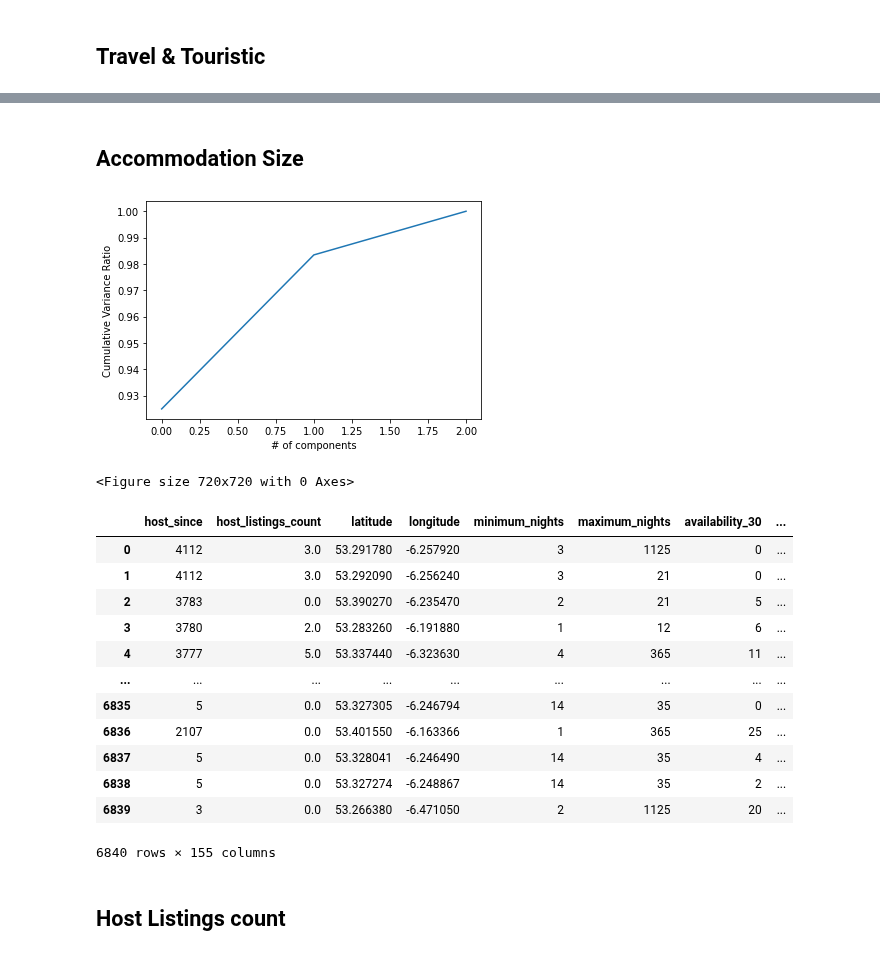
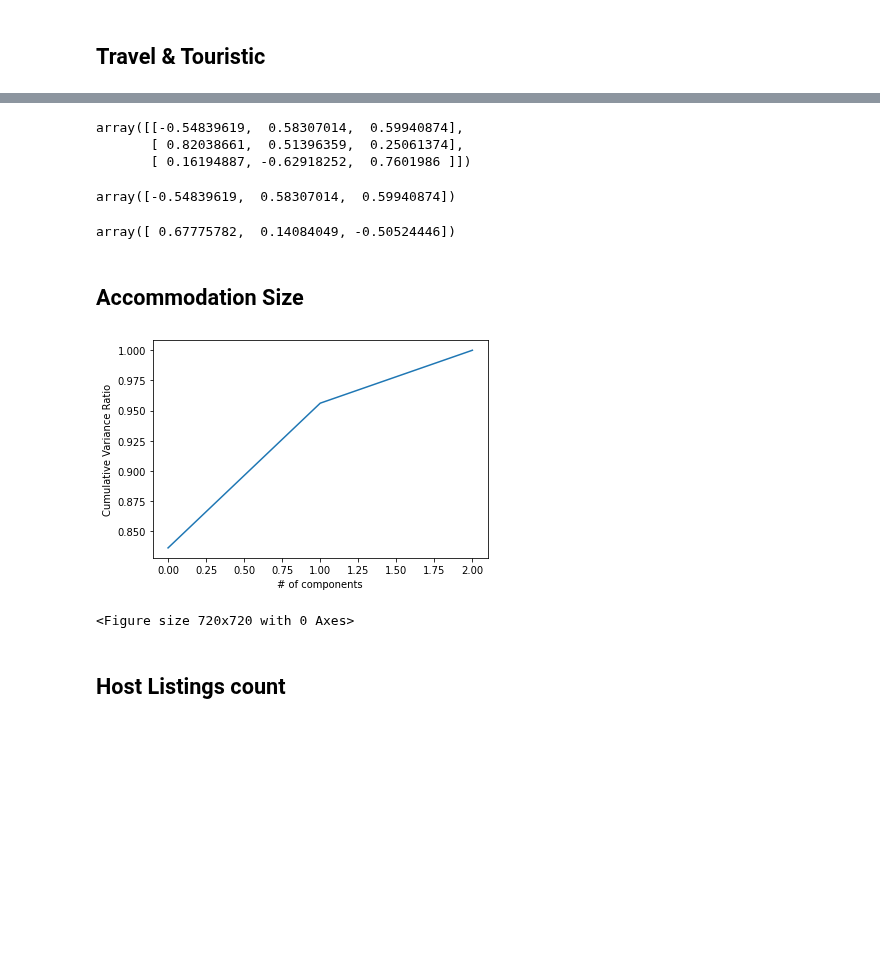
Before and after one commit to dmnk1308/DubAir, a Jupyter notebook: PCA.ipynb, the cells around one changed output, grey strips where cells are left out. Drawn from its saved outputs; the diff is of its cells as text; code cells hidden in the pictures; blank space fills up the shorter version.

```diff
--- a/PCA.ipynb
+++ b/PCA.ipynb
@@ -7,7 +8,7 @@ import matplotlib.pyplot as plt
 import numpy as np
 from load_data import *
 # %%
-price, listings, reviews = load_selected_data()
+price, listings, reviews = var_tests()
 # %% [output]
 ------------------------------
 Selecting Features data...
@@ -64,7 +70,4 @@ plt.show()
 <Figure size 2880x2880 with 0 Axes>
-# %%
-listings["city_life_pca"] = PCA(n_components = 1).fit_transform(city_life_df)
-listings.drop(city_life, axis=1)
 # %% [markdown]
 ## Travel & Touristic
 # %%
@@ -84,4 +89 @@ plt.show()
 <Figure size 720x720 with 0 Axes>
-# %%
-listings["travel_touristic_pca"] = PCA(n_components = 1).fit_transform(travel_touristic_df)
-listings.drop(travel_touristic, axis=1)
@@ -102,36 +116,36 @@ listings.drop(travel_touristic, axis=1)
+# %%
+#pca.singular_values_ # eigenvalues
+pca.components_
+# %% [output]
+array([[-0.54839619,  0.58307014,  0.59940874],
+       [ 0.82038661,  0.51396359,  0.25061374],
+       [ 0.16194887, -0.62918252,  0.7601986 ]])
+# %%
+pca.components_[0]
+# %% [output]
+array([-0.54839619,  0.58307014,  0.59940874])
+# %%
+accommodation_size_df[0, :]
+# %% [output]
+array([ 0.67775782,  0.14084049, -0.50524446])
 # %% [markdown]
 ## Accommodation Size
 # %%
 acco = ["bedroom_number_1", "accommodates", "beds"]
 
-accommodation_size_df = listings[acco]
+scaler = StandardScaler()
+scaler.fit(listings[acco])
+accommodation_size_df = scaler.transform(listings[acco])
 
 pca = PCA().fit(accommodation_size_df)
 plt.plot(np.cumsum(pca.explained_variance_ratio_))
 plt.xlabel("# of components")
 plt.ylabel("Cumulative Variance Ratio")
 plt.figure(figsize=(10,10))
 plt.show()
 # %% [output]
-[figure, old version]
+[figure, new version]
 <Figure size 720x720 with 0 Axes>
-# %%
-listings["accommodation_size_pc"] = PCA(n_components = 1).fit_transform(accommodation_size_df)
-listings.drop(acco, axis=1)
-# %% [output]
-|  | host_since | host_listings_count | latitude | longitude | minimum_nights | maximum_nights | availability_30 | ... |
-| 0 | 4112 | 3.0 | 53.291780 | -6.257920 | 3 | 1125 | 0 | ... |
-| 1 | 4112 | 3.0 | 53.292090 | -6.256240 | 3 | 21 | 0 | ... |
-| 2 | 3783 | 0.0 | 53.390270 | -6.235470 | 2 | 21 | 5 | ... |
-| 3 | 3780 | 2.0 | 53.283260 | -6.191880 | 1 | 12 | 6 | ... |
-| 4 | 3777 | 5.0 | 53.337440 | -6.323630 | 4 | 365 | 11 | ... |
-| ... | ... | ... | ... | ... | ... | ... | ... | ... |
-| 6835 | 5 | 0.0 | 53.327305 | -6.246794 | 14 | 35 | 0 | ... |
-| 6836 | 2107 | 0.0 | 53.401550 | -6.163366 | 1 | 365 | 25 | ... |
-| 6837 | 5 | 0.0 | 53.328041 | -6.246490 | 14 | 35 | 4 | ... |
-| 6838 | 5 | 0.0 | 53.327274 | -6.248867 | 14 | 35 | 2 | ... |
-| 6839 | 3 | 0.0 | 53.266380 | -6.471050 | 2 | 1125 | 20 | ... |
-6840 rows × 155 columns
 # %% [markdown]
 ## Host Listings count
 # %%
```
Also changed, not shown: parts of 23 cells of this notebook.
